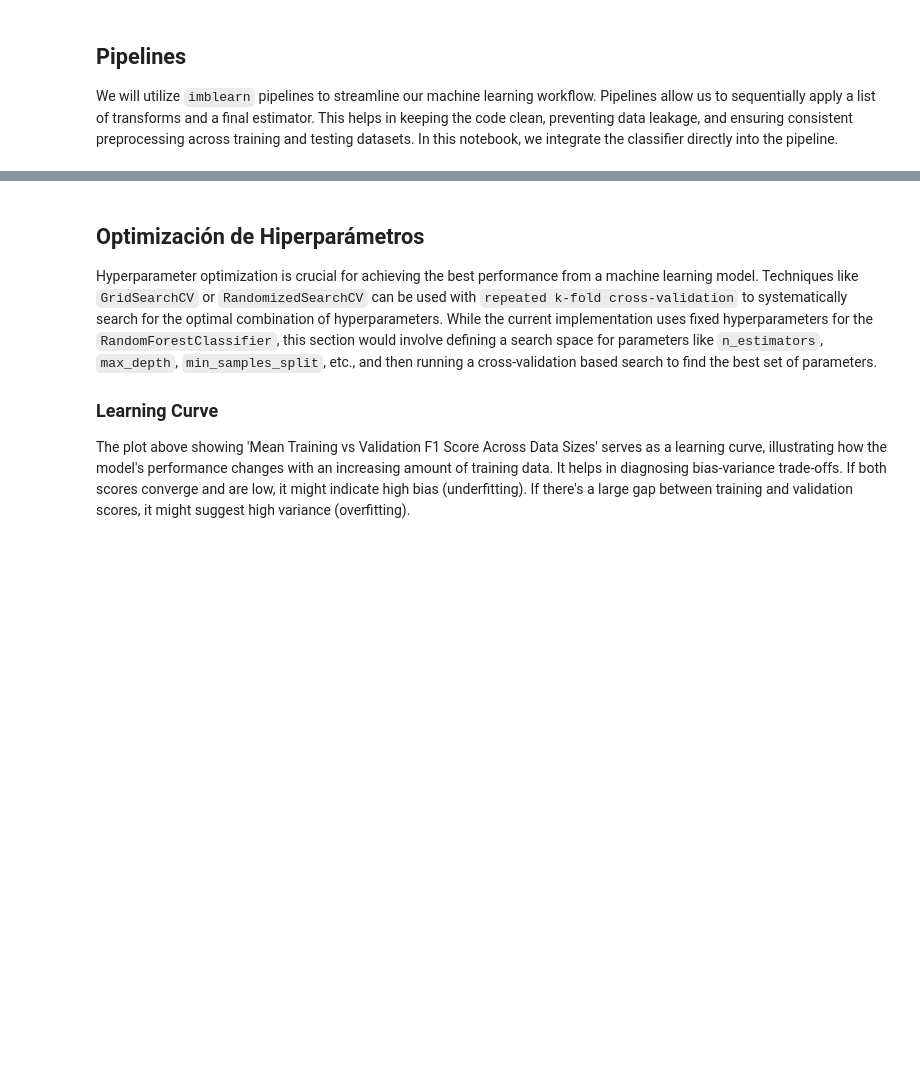
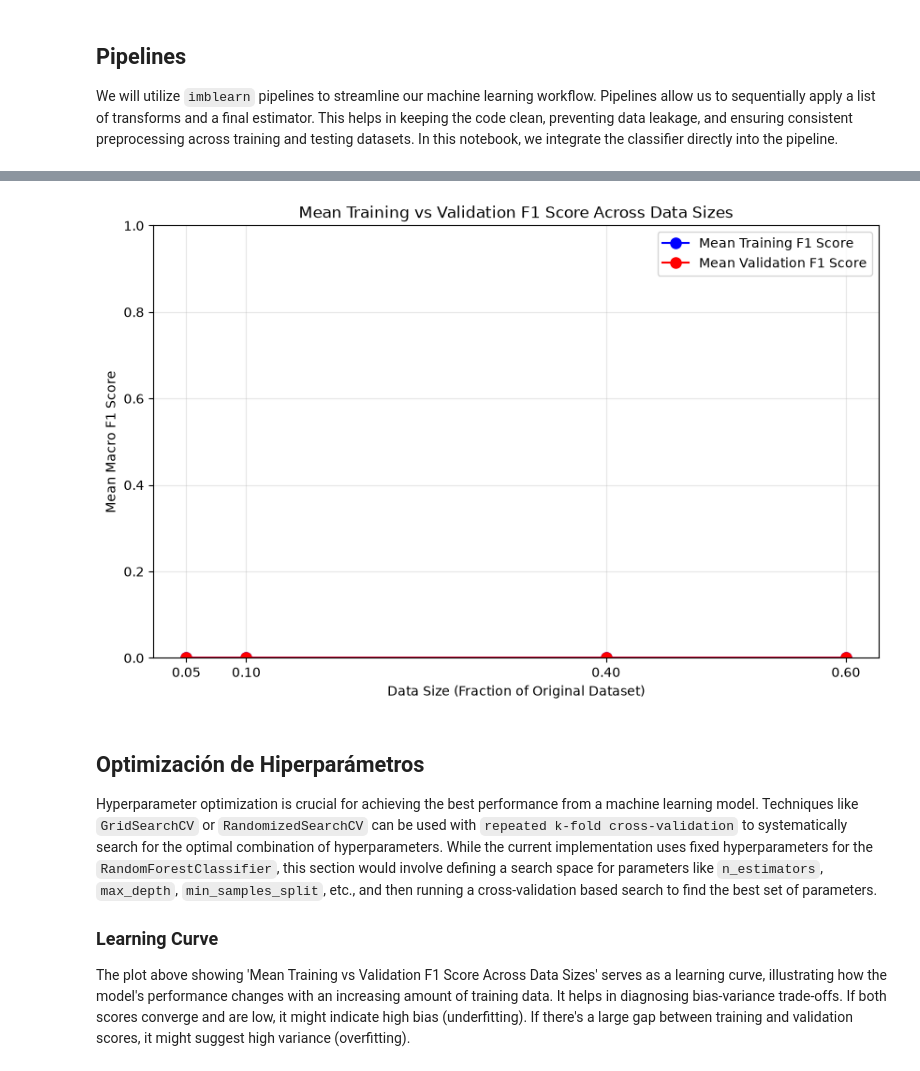
Before and after one commit to nadiejcp/soil-classification, a Jupyter notebook: notebook.ipynb, the cells around one changed output, grey strips where cells are left out. Saved outputs shown, nothing was run; the diff lists cells and outputs as text; code cells hidden in the pictures; blank space fills up the shorter version.

```diff
--- a/notebook.ipynb
+++ b/notebook.ipynb
@@ -340,6 +344,8 @@ plot_scores(results_df, size)
 # %%
 #PLOT FOR DUMMY
-plot_scores(results_d, size)
+plot_scores(results_d)
+# %% [output]
+[figure, added]
 # %% [markdown]
 ## Optimización de Hiperparámetros
 
```
Also changed, not shown: parts of 4 cells of this notebook.
